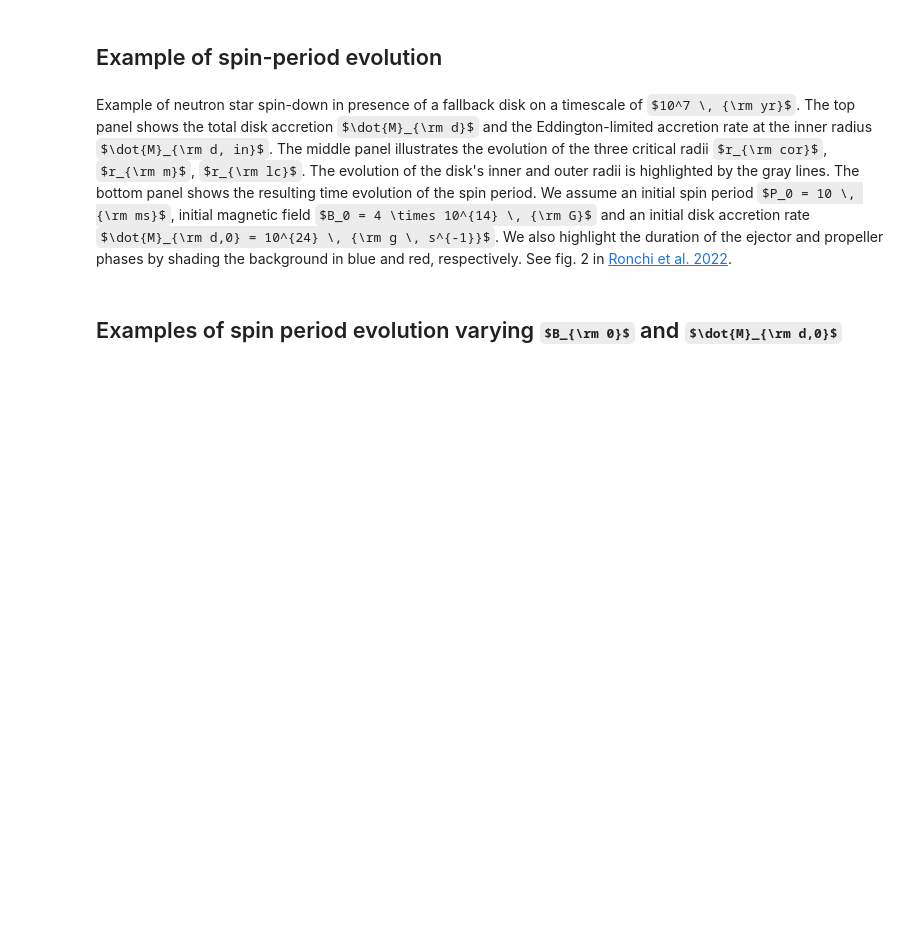
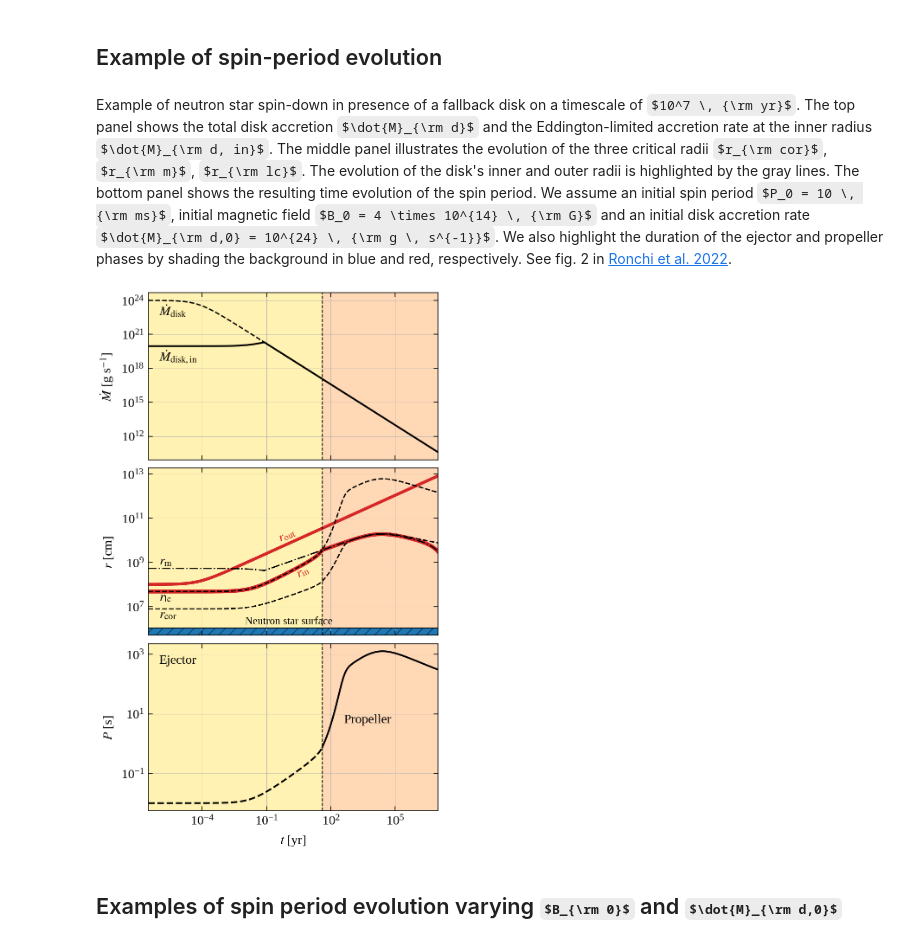
Before and after one commit to MicheleRonchi/pulsar_fallback, a Jupyter notebook: propeller_parameter_search_Bdecay.ipynb, the cells around one changed output. Saved outputs shown, nothing was run; the diff lists cells and outputs as text; code cells hidden in the pictures; some formulas as TeX source; blank space fills up the shorter version.

```diff
--- a/propeller_parameter_search_Bdecay.ipynb
+++ b/propeller_parameter_search_Bdecay.ipynb
@@ -723,19 +726,19 @@ ax1.axvline(
 ax1.axvspan(
     xmin=10 / const.YR_TO_S,
     xmax=t_prop,
-    facecolor="tab:blue",
+    facecolor="gold",
     alpha=0.3,
     rasterized=True,
 )
 ax1.axvspan(
-    xmin=t_prop, xmax=t_max, facecolor="tab:red", alpha=0.3, rasterized=True,
+    xmin=t_prop, xmax=t_max, facecolor="tab:orange", alpha=0.3, rasterized=True,
 )
 
 ax2.plot(
-    time, r_out, linestyle="-", linewidth=5, color="tab:gray",
+    time, r_out, linestyle="-", linewidth=7, color="tab:red",
 )
 ax2.plot(
-    time, r_in, linestyle="-", linewidth=7, color="tab:gray",
+    time, r_in, linestyle="-", linewidth=9, color="tab:red",
 )
 ax2.plot(
     time, r_lc, linestyle="--", linewidth=3, color="black",
@@ -753,12 +756,12 @@ ax2.axvline(
 ax2.axvspan(
     xmin=10 / const.YR_TO_S,
     xmax=t_prop,
-    facecolor="tab:blue",
+    facecolor="gold",
     alpha=0.3,
     rasterized=True,
 )
 ax2.axvspan(
-    xmin=t_prop, xmax=t_max, facecolor="tab:red", alpha=0.3, rasterized=True,
+    xmin=t_prop, xmax=t_max, facecolor="tab:orange", alpha=0.3, rasterized=True,
 )
 
 ax2.axhline(
@@ -770,8 +773,8 @@ ax2.axhspan(
 ax2.text(1.0e-6, r_m[0] * 1.5, r"$r_{\rm m}$", fontsize=30, rotation=0, color="black")
 ax2.text(1.0e-6, r_lc[0] / 2.5, r"$r_{\rm lc}$", fontsize=30, rotation=0, color="black")
 ax2.text(1.0e-6, r_c[0] / 2.5, r"$r_{\rm cor}$", fontsize=30, rotation=0, color="black")
-ax2.text(2, r_in[900], r"$r_{\rm in}$", fontsize=30, rotation=30, color="tab:gray")
-ax2.text(0.3, r_out[1000], r"$r_{\rm out}$", fontsize=30, rotation=20, color="tab:gray")
+ax2.text(2, r_in[900], r"$r_{\rm in}$", fontsize=30, rotation=30, color="tab:red")
+ax2.text(0.3, r_out[1000], r"$r_{\rm out}$", fontsize=30, rotation=25, color="tab:red")
 ax2.text(
     1.0e-2,
     NS_radius * 1.5,
@@ -791,36 +794,38 @@ ax3.plot(
     linestyle="-",
     linewidth=4,
     rasterized=True,
 )
 ax3.plot(
     np.ma.masked_where(mask2, time),
     np.ma.masked_where(mask2, P),
     color="black",
     linestyle="--",
     linewidth=4,
     rasterized=True,
 )
 
 ax3.axvline(
     x=t_prop, color="black", linestyle="--", linewidth=2, rasterized=True,
 )
 ax3.axvspan(
     xmin=10 / const.YR_TO_S,
     xmax=t_prop,
-    facecolor="tab:blue",
+    facecolor="gold",
     alpha=0.3,
     rasterized=True,
 )
 ax3.axvspan(
-    xmin=t_prop, xmax=t_max, facecolor="tab:red", alpha=0.3, rasterized=True,
+    xmin=t_prop, xmax=t_max, facecolor="tab:orange", alpha=0.3, rasterized=True,
 )
 
 ax1.grid()
 ax2.grid()
 ax3.grid()
 
-# fig.savefig("propeller_evolution_ex_Bdecay.pdf", bbox_inches="tight")
+fig.savefig("propeller_evolution_ex_Bdecay.pdf", bbox_inches="tight")
 plt.show()
+# %% [output]
+[figure, added]
 # %% [markdown]
 ## Examples of spin period evolution varying $B_{\rm 0}$ and $\dot{M}_{\rm d,0}$
 # %%
```
Also changed, not shown: parts of 8 cells of this notebook, 1 other file.
